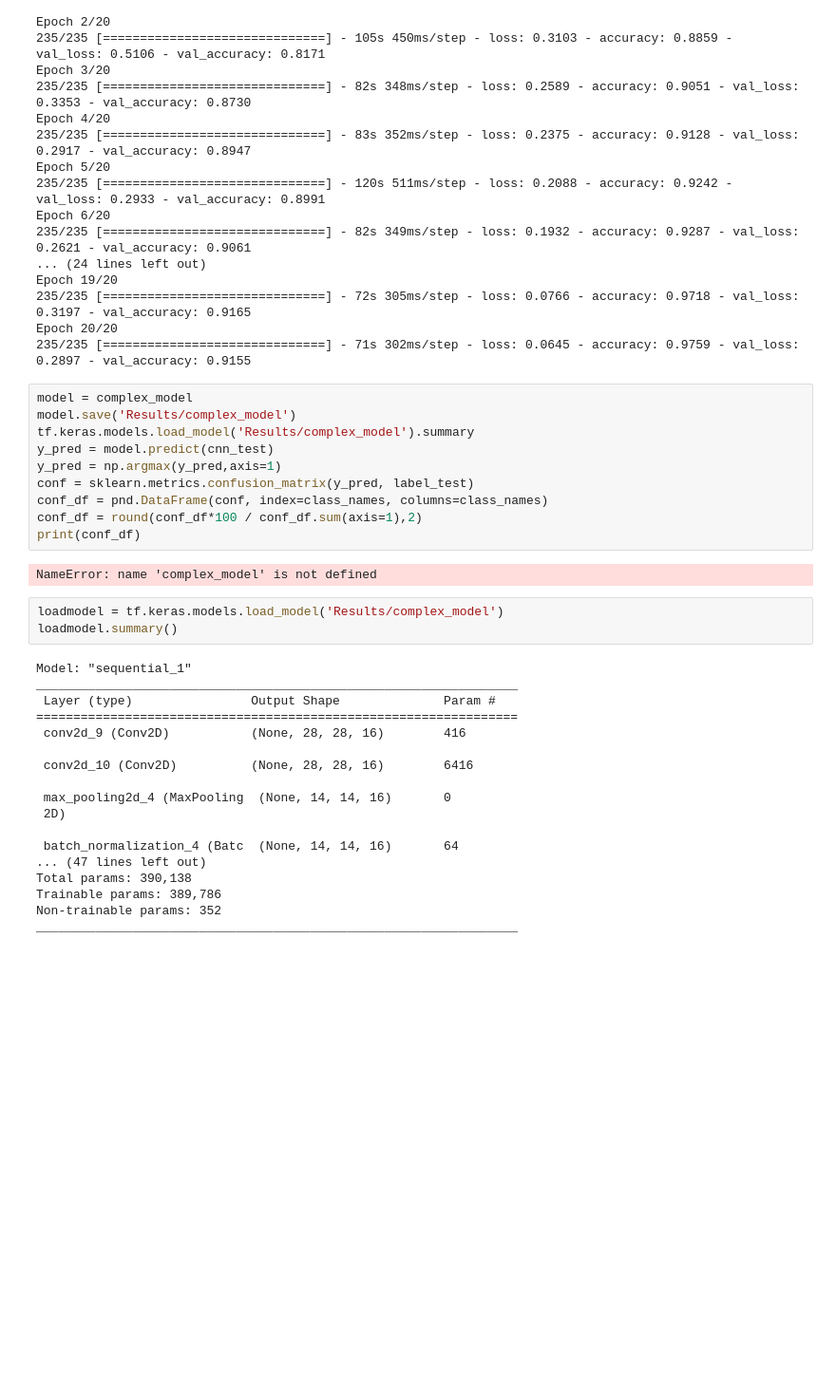
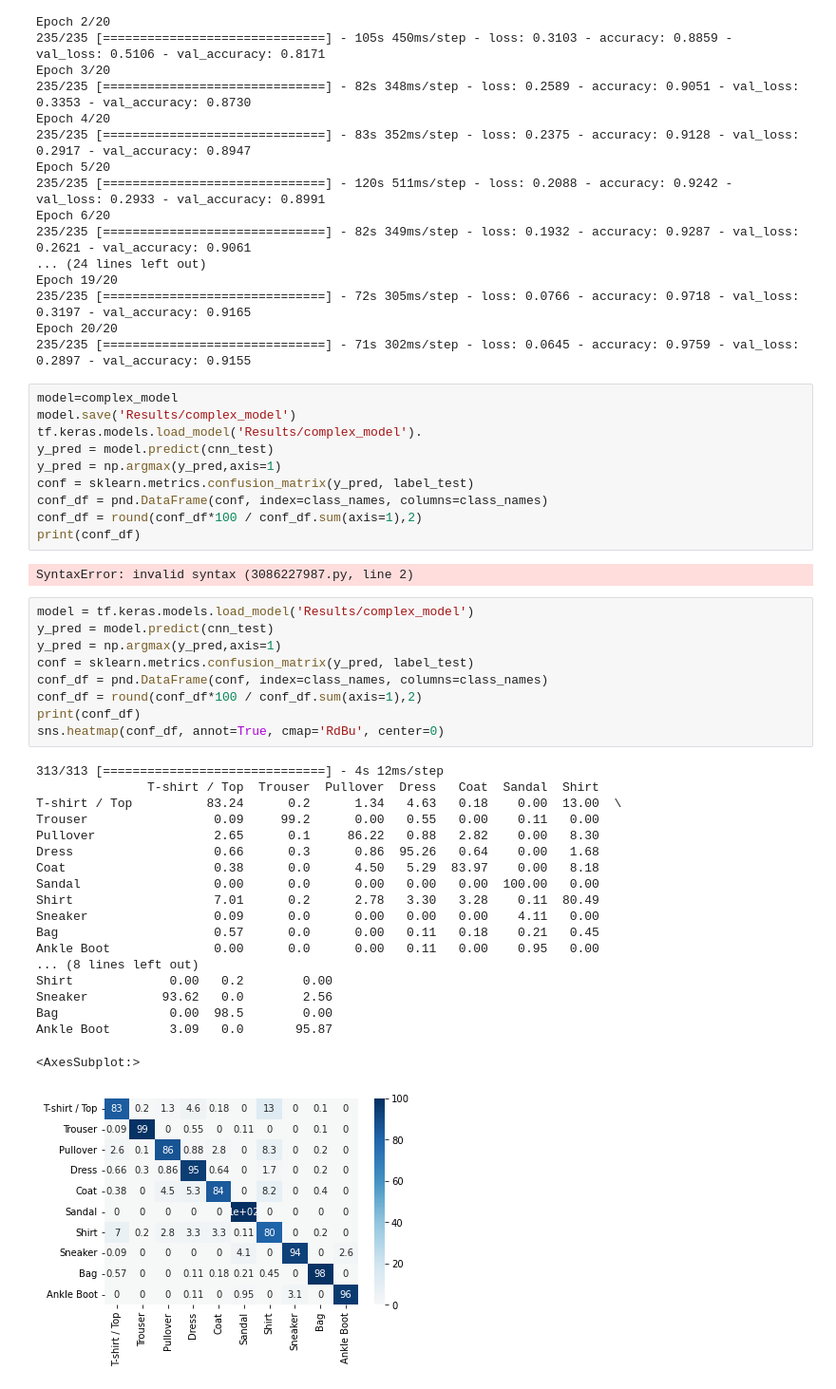
Before and after one commit to datascience-mobi-2023/topic01_team04, a Jupyter notebook: cnn.ipynb, the cells around one changed output. Shown at 95% size. Cells and saved outputs as stored; diff of their text form; blank space fills up the shorter version.

```diff
--- a/cnn.ipynb
+++ b/cnn.ipynb
@@ -227,9 +228,9 @@ Epoch 19/20
 Epoch 20/20
 235/235 [==============================] - 71s 302ms/step - loss: 0.0645 - accuracy: 0.9759 - val_loss: 0.2897 - val_accuracy: 0.9155
 # %%
-model = complex_model
+model=complex_model
 model.save('Results/complex_model')
-tf.keras.models.load_model('Results/complex_model').summary
+tf.keras.models.load_model('Results/complex_model').
 y_pred = model.predict(cnn_test)
 y_pred = np.argmax(y_pred,axis=1)
 conf = sklearn.metrics.confusion_matrix(y_pred, label_test)
@@ -237,25 +238,33 @@ conf_df = pnd.DataFrame(conf, index=class_names, columns=class_names)
 conf_df = round(conf_df*100 / conf_df.sum(axis=1),2)
 print(conf_df)
 # %% [output]
-NameError: name 'complex_model' is not defined
+SyntaxError: invalid syntax (3086227987.py, line 2)
-# %%
-loadmodel = tf.keras.models.load_model('Results/complex_model')
-loadmodel.summary()
-# %% [output]
-Model: "sequential_1"
-_________________________________________________________________
- Layer (type)                Output Shape              Param #
-=================================================================
- conv2d_9 (Conv2D)           (None, 28, 28, 16)        416
-
- conv2d_10 (Conv2D)          (None, 28, 28, 16)        6416
-
- max_pooling2d_4 (MaxPooling  (None, 14, 14, 16)       0
- 2D)
-
- batch_normalization_4 (Batc  (None, 14, 14, 16)       64
-... (47 lines left out)
-Total params: 390,138
-Trainable params: 389,786
-Non-trainable params: 352
-_________________________________________________________________
+# %%
+model = tf.keras.models.load_model('Results/complex_model')
+y_pred = model.predict(cnn_test)
+y_pred = np.argmax(y_pred,axis=1)
+conf = sklearn.metrics.confusion_matrix(y_pred, label_test)
+conf_df = pnd.DataFrame(conf, index=class_names, columns=class_names)
+conf_df = round(conf_df*100 / conf_df.sum(axis=1),2)
+print(conf_df)
+sns.heatmap(conf_df, annot=True, cmap='RdBu', center=0)
+# %% [output]
+313/313 [==============================] - 4s 12ms/step
+               T-shirt / Top  Trouser  Pullover  Dress   Coat  Sandal  Shirt
+T-shirt / Top          83.24      0.2      1.34   4.63   0.18    0.00  13.00  \
+Trouser                 0.09     99.2      0.00   0.55   0.00    0.11   0.00
+Pullover                2.65      0.1     86.22   0.88   2.82    0.00   8.30
+Dress                   0.66      0.3      0.86  95.26   0.64    0.00   1.68
+Coat                    0.38      0.0      4.50   5.29  83.97    0.00   8.18
+Sandal                  0.00      0.0      0.00   0.00   0.00  100.00   0.00
+Shirt                   7.01      0.2      2.78   3.30   3.28    0.11  80.49
+Sneaker                 0.09      0.0      0.00   0.00   0.00    4.11   0.00
+Bag                     0.57      0.0      0.00   0.11   0.18    0.21   0.45
+Ankle Boot              0.00      0.0      0.00   0.11   0.00    0.95   0.00
+... (8 lines left out)
+Shirt             0.00   0.2        0.00
+Sneaker          93.62   0.0        2.56
+Bag               0.00  98.5        0.00
+Ankle Boot        3.09   0.0       95.87
+<AxesSubplot:>
+[figure, added]
```
Also changed, not shown: parts of 2 cells of this notebook, 1 other file.
